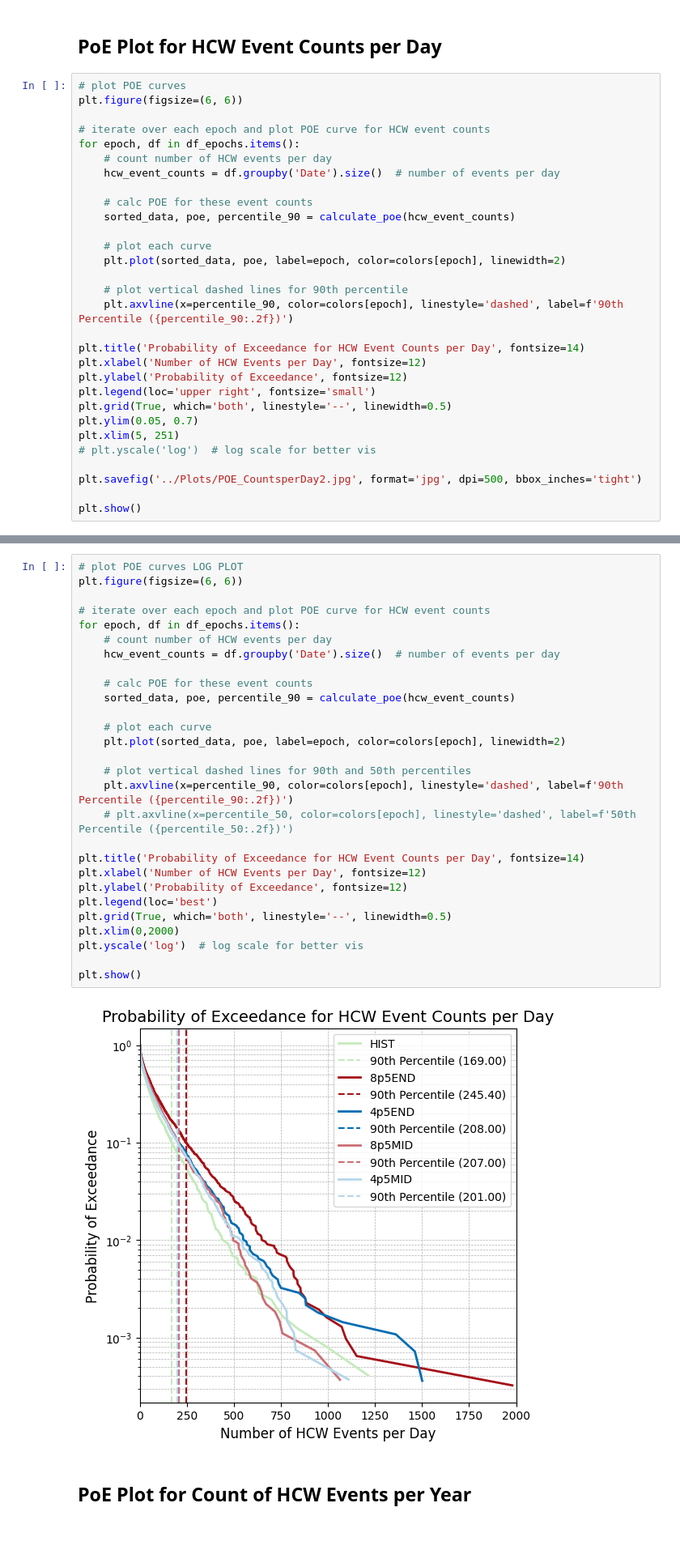
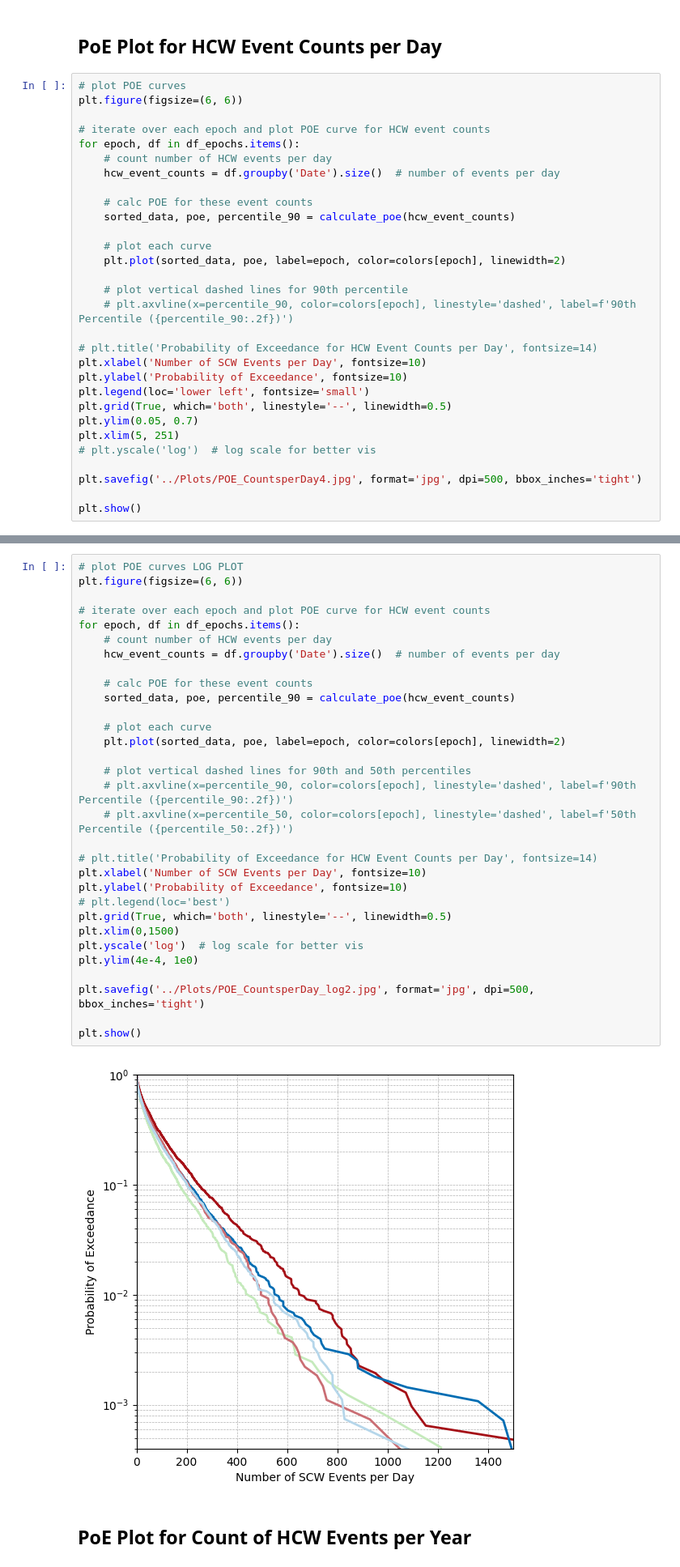
Before and after one commit to caitroufa/SYN_SERV, a Jupyter notebook: Code/POE.ipynb, the cells around one changed output, grey strips where cells are left out. Shown: that part at 81% size. Drawn from its saved outputs; the diff is of its cells as text; blank space fills up the shorter version.

Commit message:
update POE plots

```diff
--- a/Code/POE.ipynb
+++ b/Code/POE.ipynb
@@ -82,18 +82,18 @@ for epoch, df in df_epochs.items():
     plt.plot(sorted_data, poe, label=epoch, color=colors[epoch], linewidth=2)
 
     # plot vertical dashed lines for 90th percentile
-    plt.axvline(x=percentile_90, color=colors[epoch], linestyle='dashed', label=f'90th Percentile ({percentile_90:.2f})')
+    # plt.axvline(x=percentile_90, color=colors[epoch], linestyle='dashed', label=f'90th Percentile ({percentile_90:.2f})')
 
-plt.title('Probability of Exceedance for HCW Event Counts per Day', fontsize=14)
-plt.xlabel('Number of HCW Events per Day', fontsize=12)
-plt.ylabel('Probability of Exceedance', fontsize=12)
-plt.legend(loc='upper right', fontsize='small')
+# plt.title('Probability of Exceedance for HCW Event Counts per Day', fontsize=14)
+plt.xlabel('Number of SCW Events per Day', fontsize=10)
+plt.ylabel('Probability of Exceedance', fontsize=10)
+plt.legend(loc='lower left', fontsize='small')
 plt.grid(True, which='both', linestyle='--', linewidth=0.5)
 plt.ylim(0.05, 0.7)
 plt.xlim(5, 251)
 # plt.yscale('log')  # log scale for better vis
 
-plt.savefig('../Plots/POE_CountsperDay2.jpg', format='jpg', dpi=500, bbox_inches='tight')
+plt.savefig('../Plots/POE_CountsperDay4.jpg', format='jpg', dpi=500, bbox_inches='tight')
 
 plt.show()
 # %% [output]
@@ -101,33 +176,36 @@ plt.show()
 # %%
 # plot POE curves LOG PLOT
 plt.figure(figsize=(6, 6))
 
 # iterate over each epoch and plot POE curve for HCW event counts
 for epoch, df in df_epochs.items():
     # count number of HCW events per day
     hcw_event_counts = df.groupby('Date').size()  # number of events per day
 
     # calc POE for these event counts
     sorted_data, poe, percentile_90 = calculate_poe(hcw_event_counts)
 
     # plot each curve
     plt.plot(sorted_data, poe, label=epoch, color=colors[epoch], linewidth=2)
 
     # plot vertical dashed lines for 90th and 50th percentiles
-    plt.axvline(x=percentile_90, color=colors[epoch], linestyle='dashed', label=f'90th Percentile ({percentile_90:.2f})')
+    # plt.axvline(x=percentile_90, color=colors[epoch], linestyle='dashed', label=f'90th Percentile ({percentile_90:.2f})')
     # plt.axvline(x=percentile_50, color=colors[epoch], linestyle='dashed', label=f'50th Percentile ({percentile_50:.2f})')
 
-plt.title('Probability of Exceedance for HCW Event Counts per Day', fontsize=14)
-plt.xlabel('Number of HCW Events per Day', fontsize=12)
-plt.ylabel('Probability of Exceedance', fontsize=12)
-plt.legend(loc='best')
+# plt.title('Probability of Exceedance for HCW Event Counts per Day', fontsize=14)
+plt.xlabel('Number of SCW Events per Day', fontsize=10)
+plt.ylabel('Probability of Exceedance', fontsize=10)
+# plt.legend(loc='best')
 plt.grid(True, which='both', linestyle='--', linewidth=0.5)
-plt.xlim(0,2000)
+plt.xlim(0,1500)
 plt.yscale('log')  # log scale for better vis
+plt.ylim(4e-4, 1e0)
+
+plt.savefig('../Plots/POE_CountsperDay_log2.jpg', format='jpg', dpi=500, bbox_inches='tight')
 
 plt.show()
 # %% [output]
-[figure, old version]
+[figure, new version]
 # %% [markdown]
 ## PoE Plot for Count of HCW Events per Year
 # %%
```
Also changed, not shown: parts of 5 cells of this notebook.
